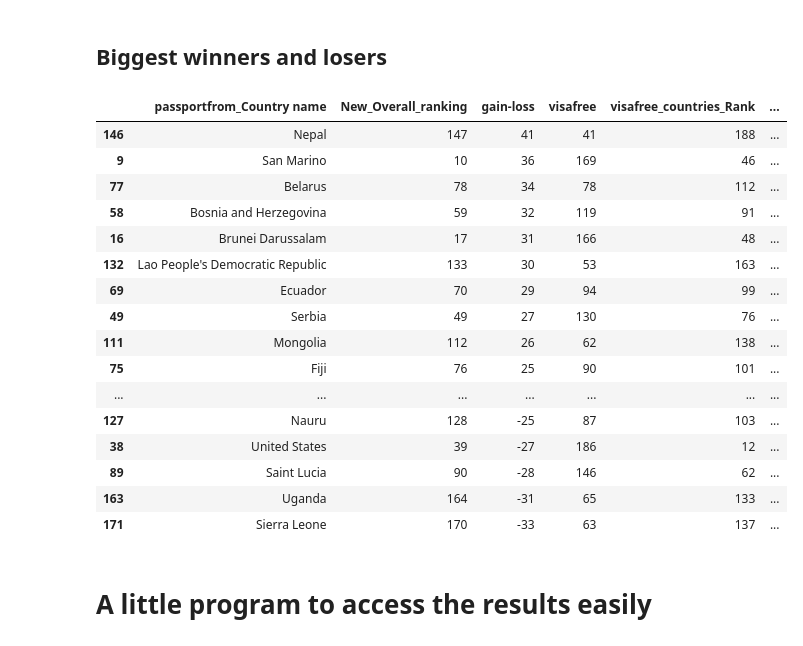
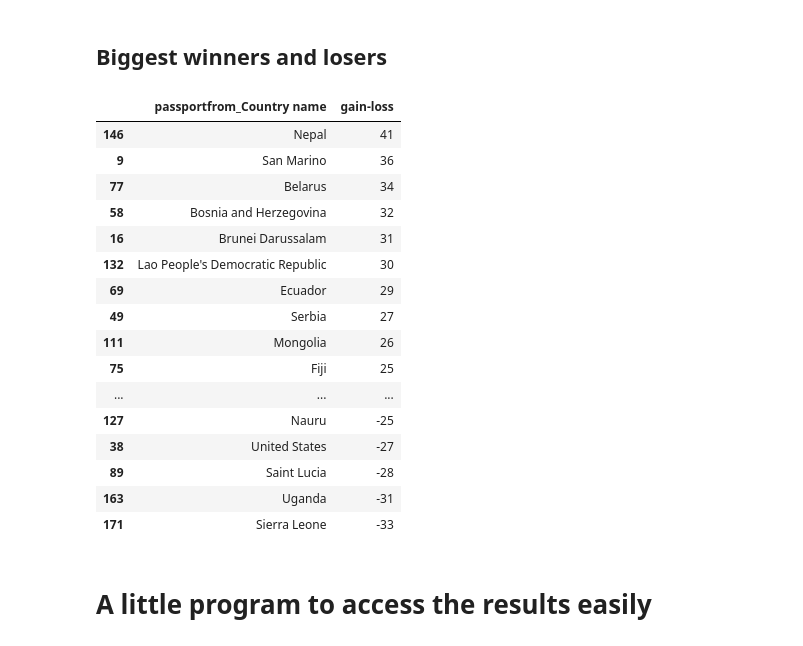
Before and after one commit to jeremielamboley/global-passport-index, a Jupyter notebook: main.ipynb, the cells around one changed output. Saved outputs shown, nothing was run; the diff lists cells and outputs as text; code cells hidden in the pictures.

```diff
--- a/main.ipynb
+++ b/main.ipynb
@@ -6,8 +6,8 @@ import numpy as np
 import re
 import ipywidgets as widgets
 from ipywidgets import interactive
-pd.set_option('display.max_columns', 300)
-pd.set_option('display.max_rows', 300)
+pd.set_option('display.max_columns', 100)
+pd.set_option('display.max_rows', 100)
 # %% [markdown]
 ## Crawled database from https://www.henleypassportindex.com
 # %%
@@ -486,31 +486,31 @@ df_pivot_flattened.to_csv('ranking.csv')
 # %% [markdown]
 ## Biggest winners and losers
 # %%
-df_rankgainloss = df_pivot_flattened.sort_values('gain-loss', ascending=False, inplace=False)
+df_rankgainloss = df_pivot_flattened[['passportfrom_Country name','gain-loss']].sort_values('gain-loss', ascending=False, inplace=False)
 df_rankgainloss.style.format({
     'UN_World_GDP_percent': '{:.2%}'.format,
     'UN_population_Value_2015_percent': '{:.2%}'.format,
     'Surface_area_convered_percent': '{:.2%}'.format,
     'unesco_total_sites_percent': '{:.2%}'.format
     })
 # %% [output]
-|  | passportfrom_Country name | New_Overall_ranking | gain-loss | visafree | visafree_countries_Rank | ... |
-| 146 | Nepal | 147 | 41 | 41 | 188 | ... |
-| 9 | San Marino | 10 | 36 | 169 | 46 | ... |
-| 77 | Belarus | 78 | 34 | 78 | 112 | ... |
-| 58 | Bosnia and Herzegovina | 59 | 32 | 119 | 91 | ... |
-| 16 | Brunei Darussalam | 17 | 31 | 166 | 48 | ... |
-| 132 | Lao People's Democratic Republic | 133 | 30 | 53 | 163 | ... |
-| 69 | Ecuador | 70 | 29 | 94 | 99 | ... |
-| 49 | Serbia | 49 | 27 | 130 | 76 | ... |
-| 111 | Mongolia | 112 | 26 | 62 | 138 | ... |
-| 75 | Fiji | 76 | 25 | 90 | 101 | ... |
-| ... | ... | ... | ... | ... | ... | ... |
-| 127 | Nauru | 128 | -25 | 87 | 103 | ... |
-| 38 | United States | 39 | -27 | 186 | 12 | ... |
-| 89 | Saint Lucia | 90 | -28 | 146 | 62 | ... |
-| 163 | Uganda | 164 | -31 | 65 | 133 | ... |
-| 171 | Sierra Leone | 170 | -33 | 63 | 137 | ... |
+|  | passportfrom_Country name | gain-loss |
+| 146 | Nepal | 41 |
+| 9 | San Marino | 36 |
+| 77 | Belarus | 34 |
+| 58 | Bosnia and Herzegovina | 32 |
+| 16 | Brunei Darussalam | 31 |
+| 132 | Lao People's Democratic Republic | 30 |
+| 69 | Ecuador | 29 |
+| 49 | Serbia | 27 |
+| 111 | Mongolia | 26 |
+| 75 | Fiji | 25 |
+| ... | ... | ... |
+| 127 | Nauru | -25 |
+| 38 | United States | -27 |
+| 89 | Saint Lucia | -28 |
+| 163 | Uganda | -31 |
+| 171 | Sierra Leone | -33 |
 # %% [markdown]
 # A little program to access the results easily
 # %%
```
Also changed, not shown: parts of 14 cells of this notebook.
